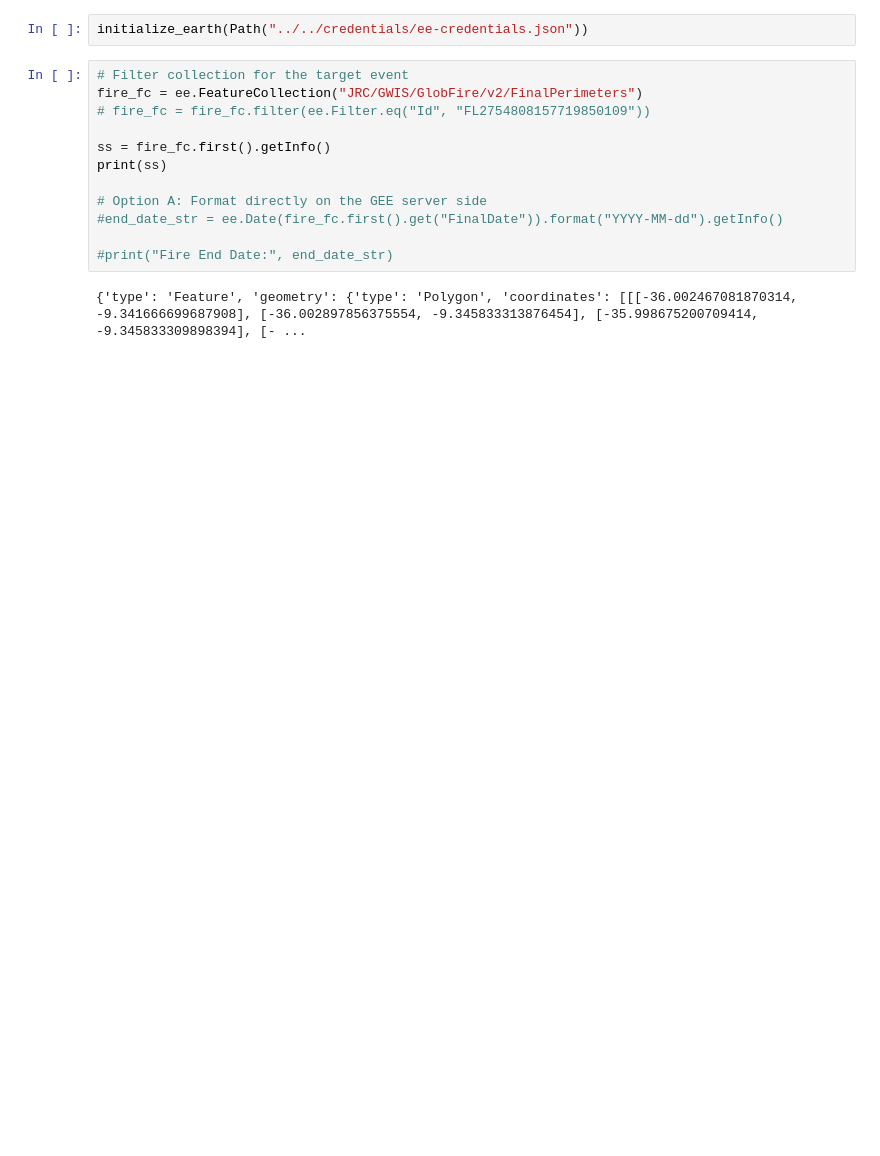
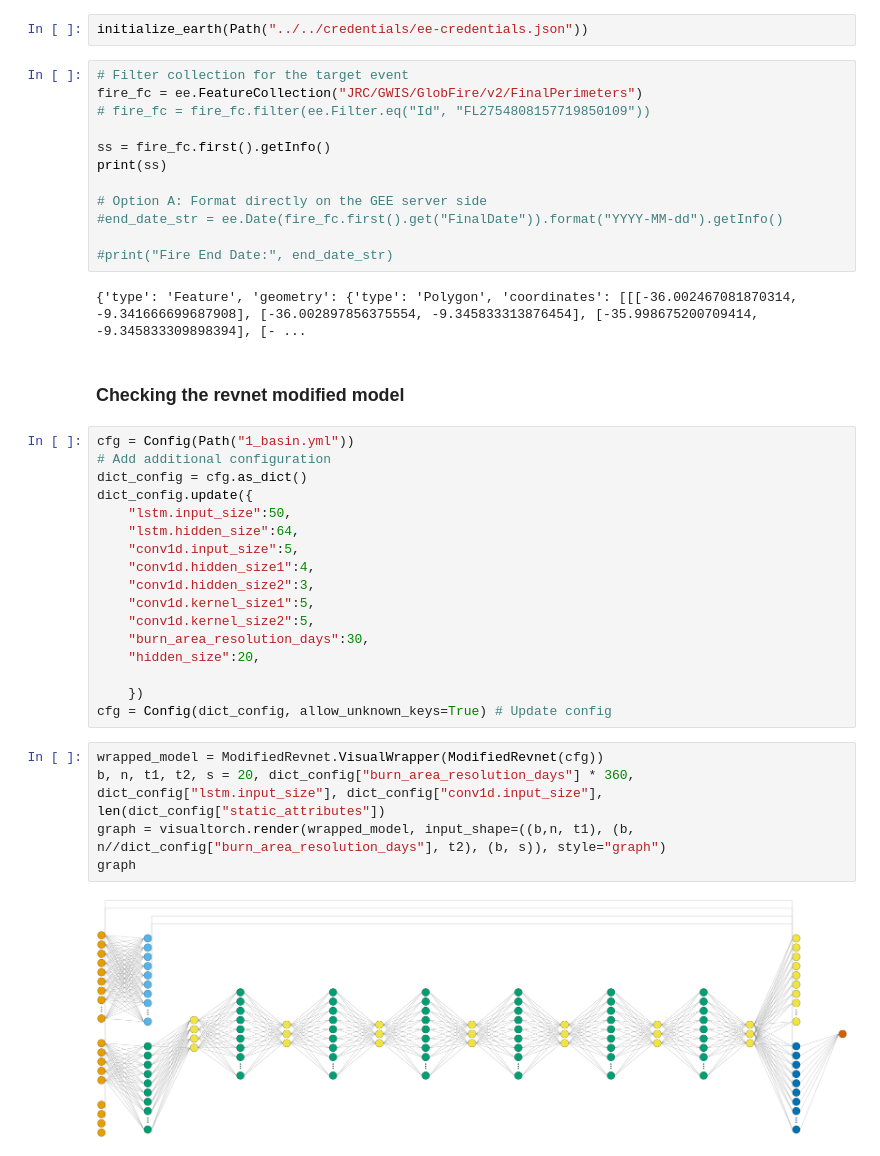
Before and after one commit to manish119-adh/neuralhydrology, a Jupyter notebook: notebooks/burndata/burndata.ipynb, the cells around one changed output. Saved outputs shown, nothing was run; the diff lists cells and outputs as text; blank space fills up the shorter version.

```diff
--- a/notebooks/burndata/burndata.ipynb
+++ b/notebooks/burndata/burndata.ipynb
@@ -19,3 +24,29 @@ print(ss)
 #print("Fire End Date:", end_date_str)
 # %% [output]
 {'type': 'Feature', 'geometry': {'type': 'Polygon', 'coordinates': [[[-36.002467081870314, -9.341666699687908], [-36.002897856375554, -9.345833313876454], [-35.998675200709414, -9.345833309898394], [- ...
+# %% [markdown]
+### Checking the revnet modified model
+# %%
+cfg = Config(Path("1_basin.yml"))
+# Add additional configuration
+dict_config = cfg.as_dict()
+dict_config.update({
+    "lstm.input_size":50,
+    "lstm.hidden_size":64,
+    "conv1d.input_size":5,
+    "conv1d.hidden_size1":4,
+    "conv1d.hidden_size2":3,
+    "conv1d.kernel_size1":5,
+    "conv1d.kernel_size2":5,
+    "burn_area_resolution_days":30,
+    "hidden_size":20,
+
+    })
+cfg = Config(dict_config, allow_unknown_keys=True) # Update config
+# %%
+wrapped_model = ModifiedRevnet.VisualWrapper(ModifiedRevnet(cfg))
+b, n, t1, t2, s = 20, dict_config["burn_area_resolution_days"] * 360, dict_config["lstm.input_size"], dict_config["conv1d.input_size"], len(dict_config["static_attributes"])
+graph = visualtorch.render(wrapped_model, input_shape=((b,n, t1), (b, n//dict_config["burn_area_resolution_days"], t2), (b, s)), style="graph")
+graph
+# %% [output]
+[figure, added]
```
Also changed, not shown: parts of 5 cells of this notebook, 14 other files.
